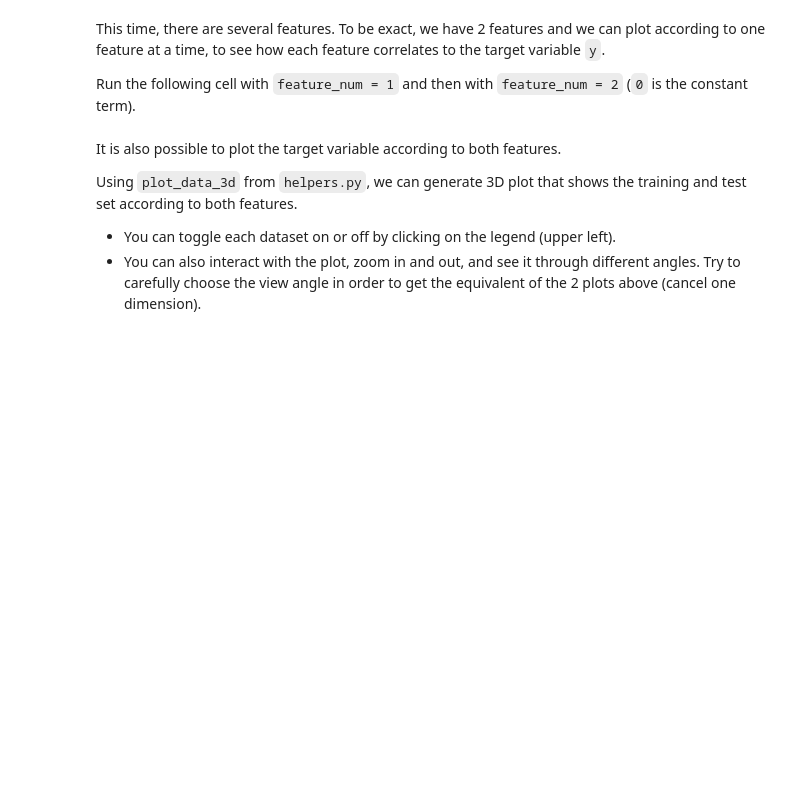
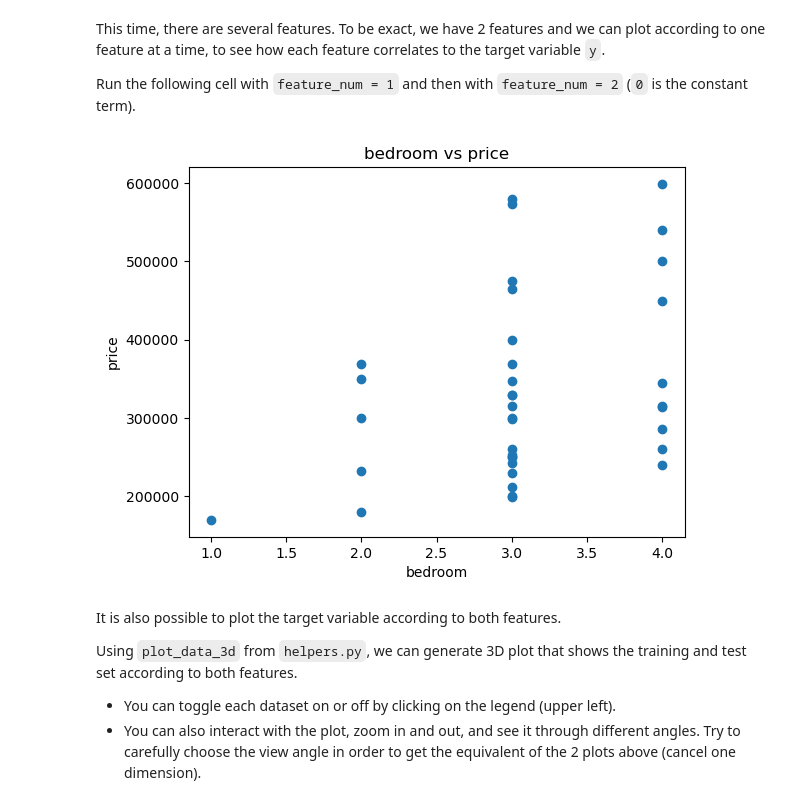
Before and after one commit to lisa-saurel/IntroML-2026, a Jupyter notebook: exercises/04-linear-regression/linear_regression.ipynb, the cells around one changed output. Saved outputs shown, nothing was run; the diff lists cells and outputs as text; code cells hidden in the pictures; blank space fills up the shorter version.

```diff
--- a/exercises/04-linear-regression/linear_regression.ipynb
+++ b/exercises/04-linear-regression/linear_regression.ipynb
@@ -575,16 +585,18 @@ This time, there are several features. To be exact, we have 2 features and we ca
 
 Run the following cell with `feature_num = 1` and then with `feature_num = 2` (`0` is the constant term).
 # %%
-feature_num = 1
+feature_num = 2
 plt.scatter(X_train_mult[:,feature_num], y_train_mult)
 
 plt.ylabel("price")
 if feature_num == 0:
     plt.xlabel("constant")
     plt.title("constant vs price")
 else:
     plt.xlabel(f"{feature_names_mult[feature_num - 1]}")
     plt.title(f"{feature_names_mult[feature_num - 1]} vs price")
+# %% [output]
+[figure, added]
 # %% [markdown]
 It is also possible to plot the target variable according to both features.
 
```
Also changed, not shown: parts of 8 cells of this notebook.
